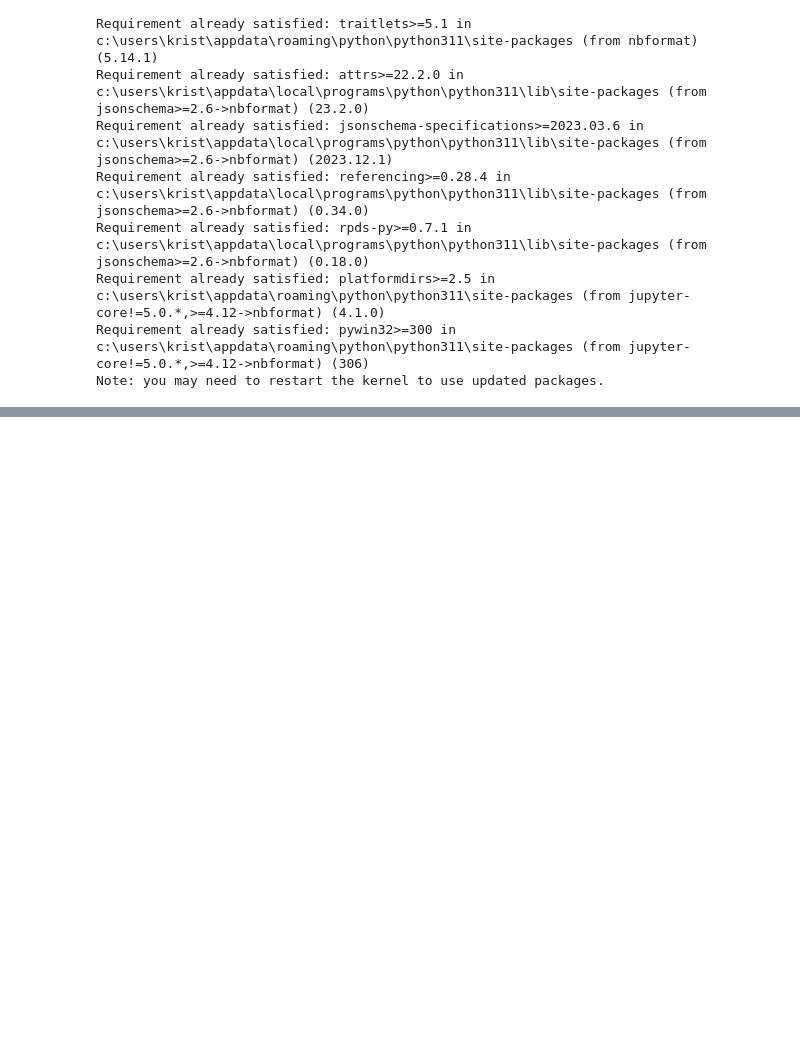
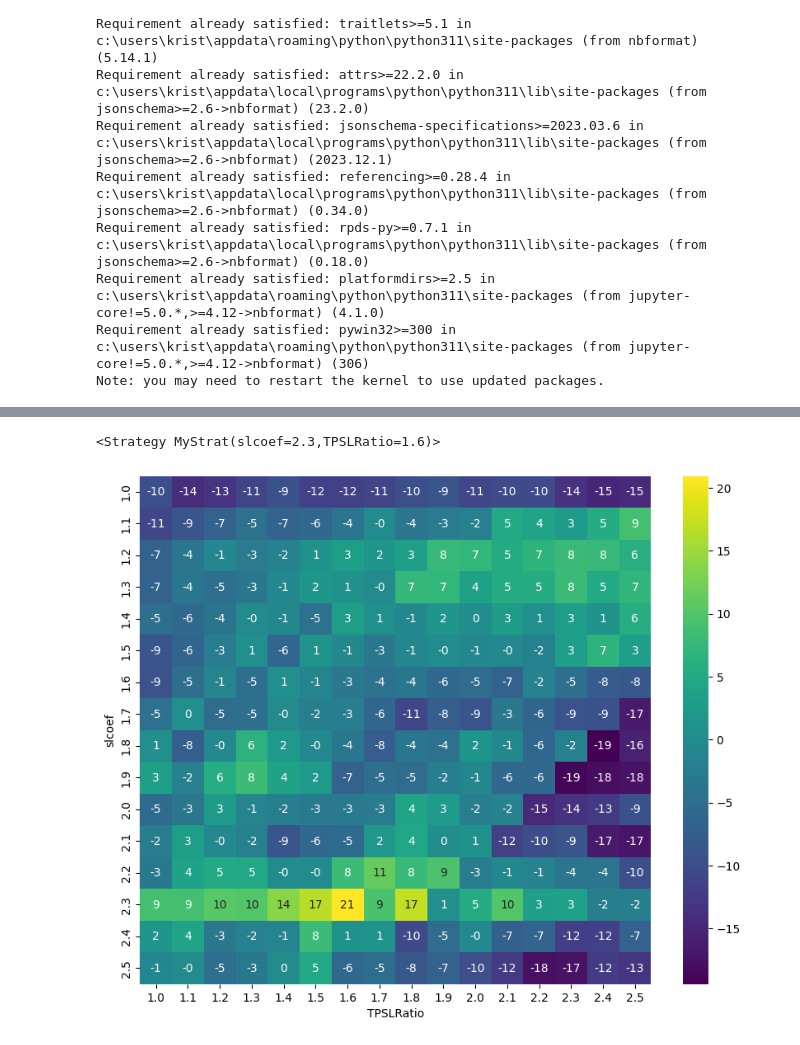
Before and after one commit to Kristianerik/AlgoTradingPractice, a Jupyter notebook: algo_trading_practice/Strategies/MACDstrategy.ipynb, the cells around one changed output, grey strips where cells are left out. Cells and saved outputs as stored; diff of their text form; code cells hidden in the pictures; blank space fills up the shorter version.

Commit message:
Finished MACD Strat

```diff
--- a/algo_trading_practice/Strategies/MACDstrategy.ipynb
+++ b/algo_trading_practice/Strategies/MACDstrategy.ipynb
@@ -182,0 +172,4 @@ ValueError: Mime type rendering requires nbformat>=4.2.0 but it is not installed
+# %%
+dfopt = df[:]
+def SIGNAL():
+    return dfopt.TotalSignal
@@ -182,0 +259,17 @@ ValueError: Mime type rendering requires nbformat>=4.2.0 but it is not installed
+# %%
+stats["_strategy"]
+# %% [output]
+<Strategy MyStrat(slcoef=2.3,TPSLRatio=1.6)>
+# %%
+import seaborn as sns
+import matplotlib.pyplot as plt
+import pandas as pd
+
+# Converting multi-index series to Data frame
+
+heatmap_df = heatmap.unstack()
+plt.figure(figsize=(10,8))
+sns.heatmap(heatmap_df, annot=True, cmap='viridis', fmt='.0f')
+plt.show()
+# %% [output]
+[figure, added]
```
Also changed, not shown: parts of 10 cells of this notebook.
